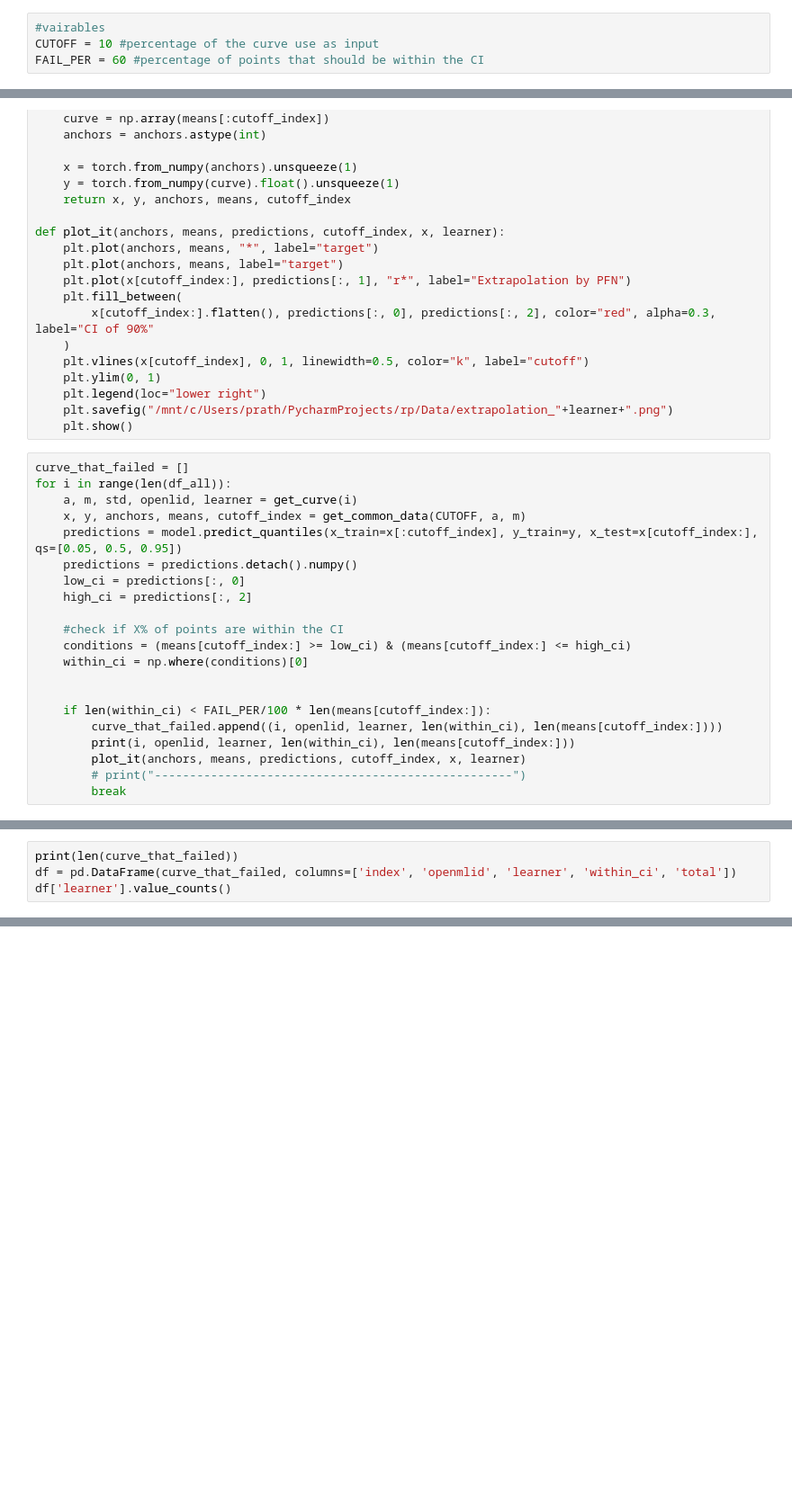
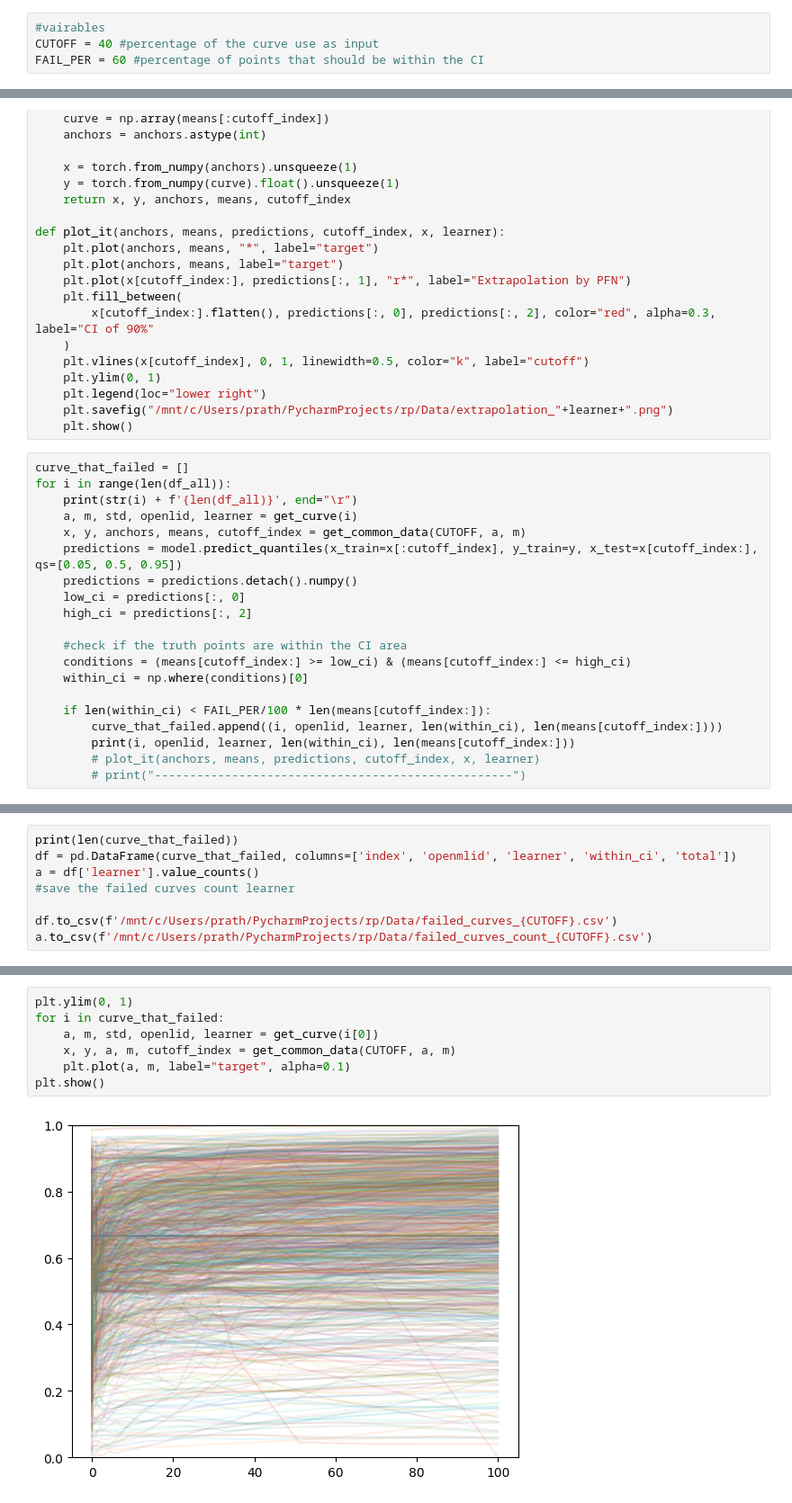
Before and after one commit to pratham2442000/BachelorThesis, a Jupyter notebook: exp_2.ipynb, the cells around one changed output, grey strips where cells are left out. Shown at 90% size. Drawn from its saved outputs; the diff is of its cells as text; blank space fills up the shorter version.

Commit message:
Updated readme and more data store from exps

```diff
--- a/exp_2.ipynb
+++ b/exp_2.ipynb
@@ -23,6 +22,6 @@ None
 # %%
 #vairables
-CUTOFF = 10 #percentage of the curve use as input
+CUTOFF = 40 #percentage of the curve use as input
 FAIL_PER = 60 #percentage of points that should be within the CI
 # %% [markdown]
 ## Check for which curves the lcpfn model is not able to predict
@@ -68,6 +67,7 @@ def plot_it(anchors, means, predictions, cutoff_index, x, learner):
 # %%
 curve_that_failed = []
 for i in range(len(df_all)):
+    print(str(i) + f'{len(df_all)}', end="\r")
     a, m, std, openlid, learner = get_curve(i)
     x, y, anchors, means, cutoff_index = get_common_data(CUTOFF, a, m)
     predictions = model.predict_quantiles(x_train=x[:cutoff_index], y_train=y, x_test=x[cutoff_index:], qs=[0.05, 0.5, 0.95])
@@ -75,15 +75,13 @@ for i in range(len(df_all)):
     low_ci = predictions[:, 0]
     high_ci = predictions[:, 2]
 
-    #check if X% of points are within the CI
+    #check if the truth points are within the CI area
     conditions = (means[cutoff_index:] >= low_ci) & (means[cutoff_index:] <= high_ci)
     within_ci = np.where(conditions)[0]
-
 
     if len(within_ci) < FAIL_PER/100 * len(means[cutoff_index:]):
         curve_that_failed.append((i, openlid, learner, len(within_ci), len(means[cutoff_index:])))
         print(i, openlid, learner, len(within_ci), len(means[cutoff_index:]))
-        plot_it(anchors, means, predictions, cutoff_index, x, learner)
+        # plot_it(anchors, means, predictions, cutoff_index, x, learner)
         # print("---------------------------------------------------")
-        break
 # %% [output]
@@ -92,5 +105,9 @@ for i in range(len(df_all)):
 # %%
 print(len(curve_that_failed))
 df = pd.DataFrame(curve_that_failed, columns=['index', 'openmlid', 'learner', 'within_ci', 'total'])
-df['learner'].value_counts()
+a = df['learner'].value_counts()
+#save the failed curves count learner
+
+df.to_csv(f'/mnt/c/Users/prath/PycharmProjects/rp/Data/failed_curves_{CUTOFF}.csv')
+a.to_csv(f'/mnt/c/Users/prath/PycharmProjects/rp/Data/failed_curves_count_{CUTOFF}.csv')
 # %% [output]
@@ -114,0 +115,9 @@ Name: count, dtype: int64
+# %%
+plt.ylim(0, 1)
+for i in curve_that_failed:
+    a, m, std, openlid, learner = get_curve(i[0])
+    x, y, a, m, cutoff_index = get_common_data(CUTOFF, a, m)
+    plt.plot(a, m, label="target", alpha=0.1)
+plt.show()
+# %% [output]
+[figure, added]
```
Also changed, not shown: parts of 3 cells of this notebook, 2 other files.
